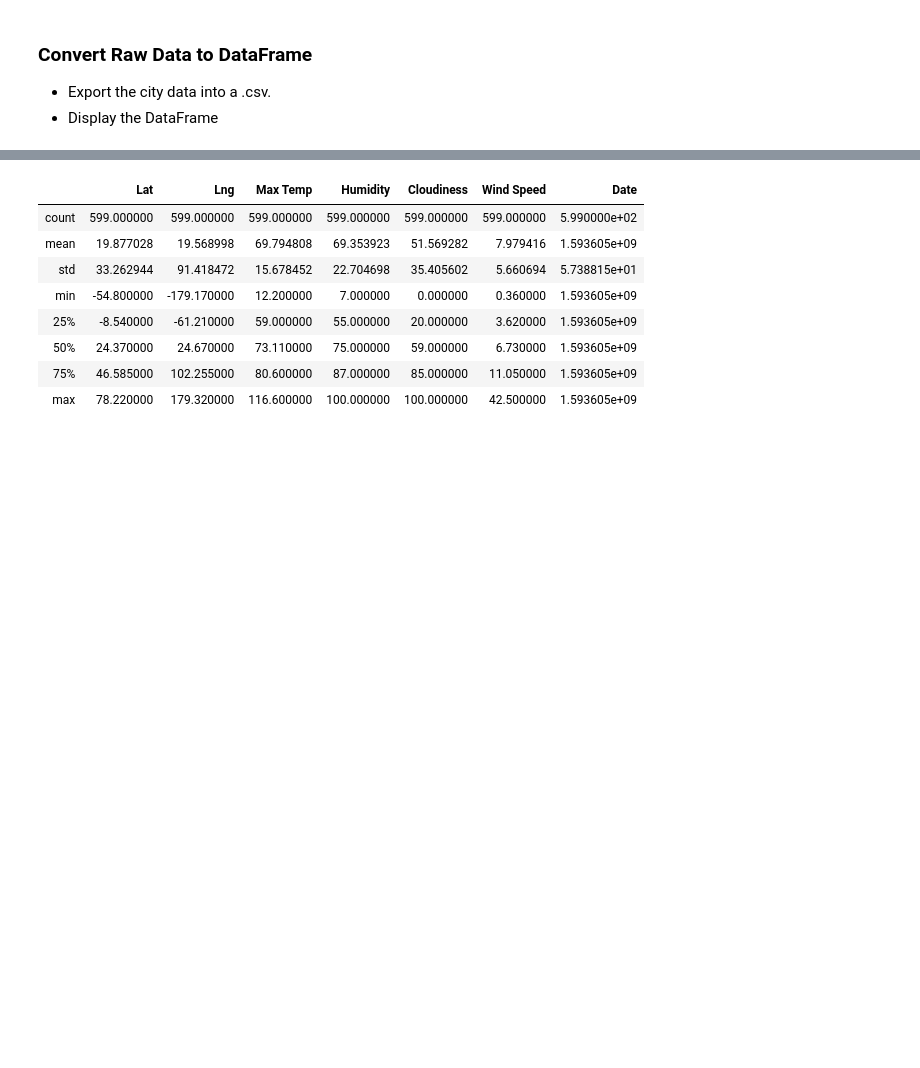
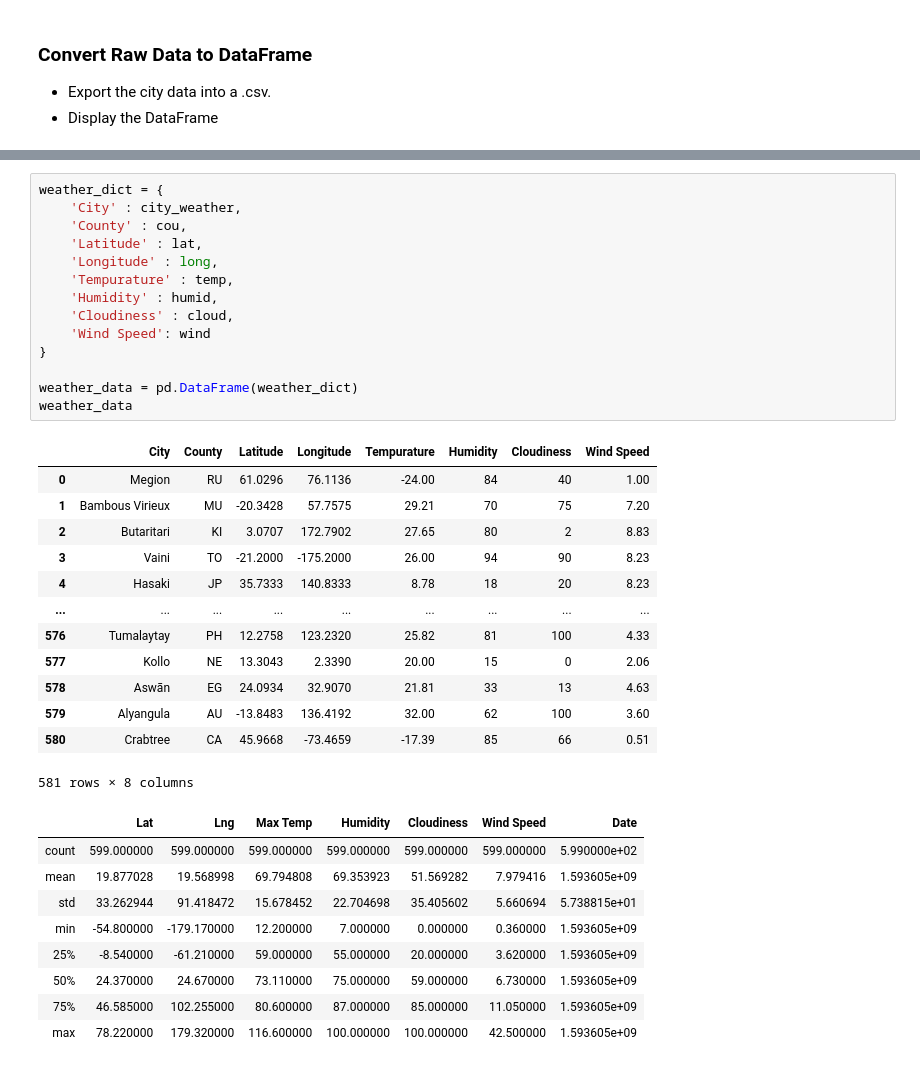
Before and after one commit to kflores56/API-Weather-Analysis, a Jupyter notebook: WeatherPy/WeatherPy.ipynb, the cells around one changed output, grey strips where cells are left out. Cells and saved outputs as stored; diff of their text form; blank space fills up the shorter version.

Commit message:
created weather df

```diff
--- a/WeatherPy/WeatherPy.ipynb
+++ b/WeatherPy/WeatherPy.ipynb
@@ -162,3 +137,31 @@ Data Retrieval Complete
+# %%
+weather_dict = {
+    'City' : city_weather,
+    'County' : cou,
+    'Latitude' : lat,
+    'Longitude' : long,
+    'Tempurature' : temp,
+    'Humidity' : humid,
+    'Cloudiness' : cloud,
+    'Wind Speed': wind
+}
+
+weather_data = pd.DataFrame(weather_dict)
+weather_data
+# %% [output]
+|  | City | County | Latitude | Longitude | Tempurature | Humidity | Cloudiness | Wind Speed |
+| 0 | Megion | RU | 61.0296 | 76.1136 | -24.00 | 84 | 40 | 1.00 |
+| 1 | Bambous Virieux | MU | -20.3428 | 57.7575 | 29.21 | 70 | 75 | 7.20 |
+| 2 | Butaritari | KI | 3.0707 | 172.7902 | 27.65 | 80 | 2 | 8.83 |
+| 3 | Vaini | TO | -21.2000 | -175.2000 | 26.00 | 94 | 90 | 8.23 |
+| 4 | Hasaki | JP | 35.7333 | 140.8333 | 8.78 | 18 | 20 | 8.23 |
+| ... | ... | ... | ... | ... | ... | ... | ... | ... |
+| 576 | Tumalaytay | PH | 12.2758 | 123.2320 | 25.82 | 81 | 100 | 4.33 |
+| 577 | Kollo | NE | 13.3043 | 2.3390 | 20.00 | 15 | 0 | 2.06 |
+| 578 | Aswān | EG | 24.0934 | 32.9070 | 21.81 | 33 | 13 | 4.63 |
+| 579 | Alyangula | AU | -13.8483 | 136.4192 | 32.00 | 62 | 100 | 3.60 |
+| 580 | Crabtree | CA | 45.9668 | -73.4659 | -17.39 | 85 | 66 | 0.51 |
+581 rows × 8 columns
 # %%
 # %% [output]
 |  | Lat | Lng | Max Temp | Humidity | Cloudiness | Wind Speed | Date |
```
Also changed, not shown: parts of 4 cells of this notebook.
